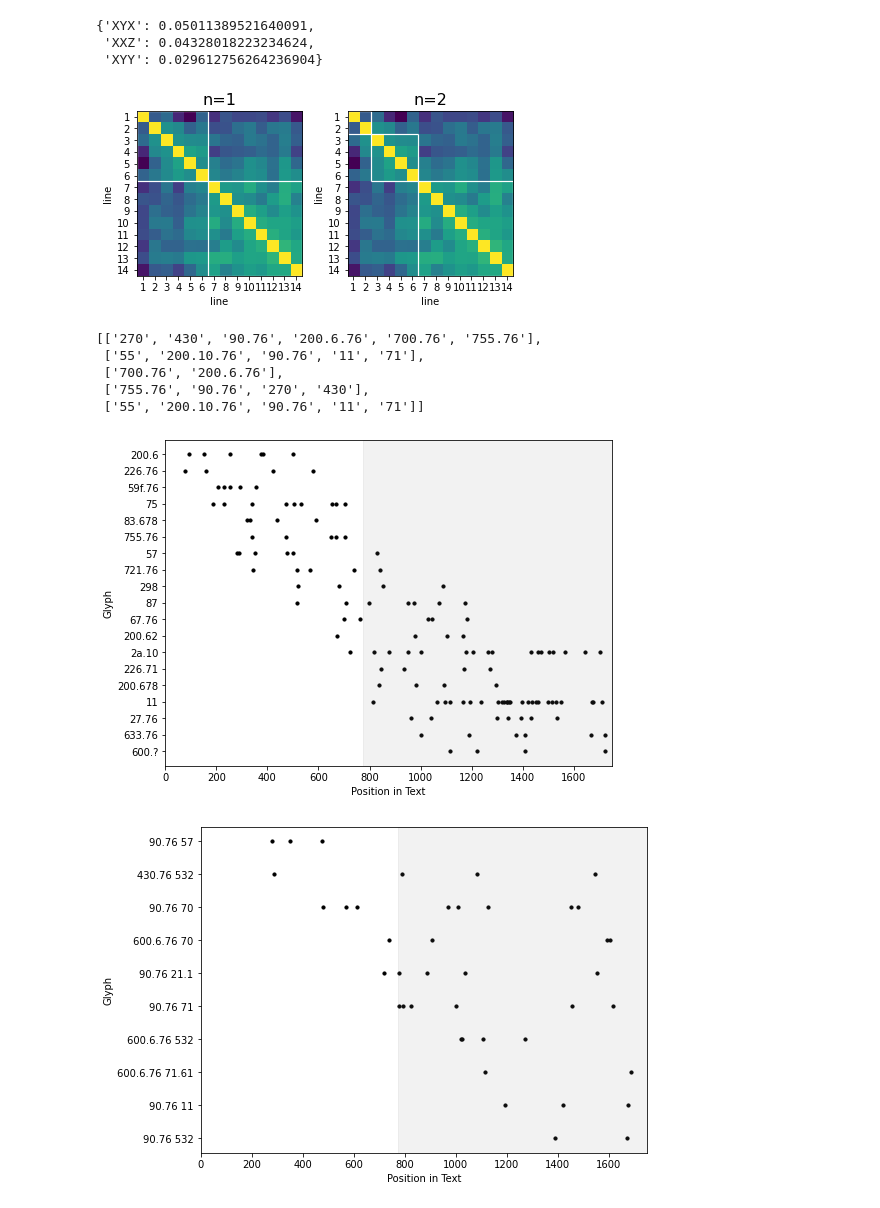
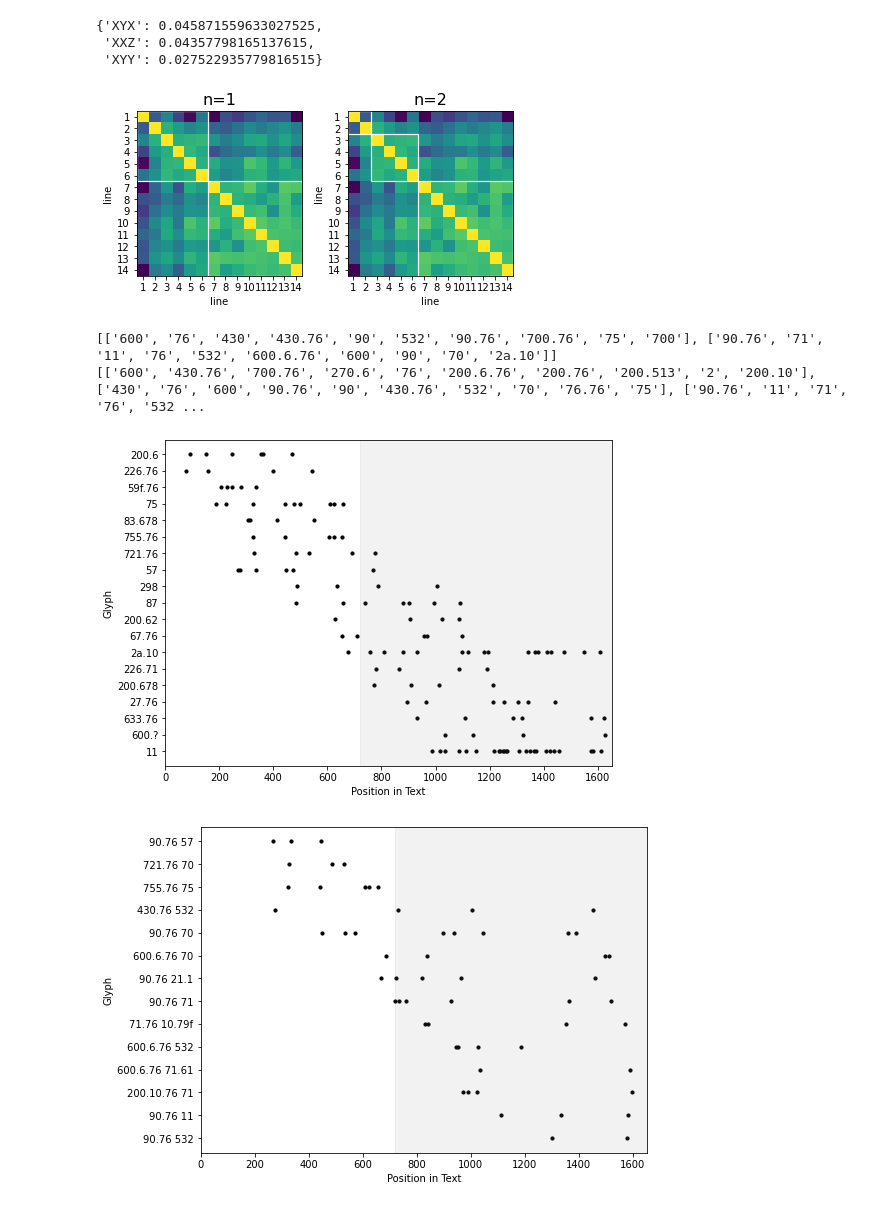
Before and after one commit to jgregoriods/santiago-staff, a Jupyter notebook: SantiagoStaff.ipynb, the cells around one changed output. Cells and saved outputs as stored; diff of their text form; code cells hidden in the pictures.

Commit message:
cleanup

```diff
--- a/SantiagoStaff.ipynb
+++ b/SantiagoStaff.ipynb
@@ -8,8 +8,8 @@ from nearest_neighbor import analyze_glyphs, glyph_bound
 from discourse import plot_discourse
 from search import search_glyphs
 # %%
-raw_data = load_file('data/I.csv')
-clean_data = clean_lines(raw_data)
-encoded_data = encode_lines(clean_data)
-_, sequences = split_sequences(encoded_data)
+raw_I_data = load_file('data/I.csv')
+clean_I_data = clean_lines(raw_I_data)
+encoded_I_data = encode_lines(clean_I_data)
+_, sequences_I = split_sequences(encoded_I_data)
 # %%
@@ -50,33 +85,35 @@ trigrams
 # %%
-_, percentages = get_similar_glyphs(sequences)
-percentages
+_, percentages_I = get_similar_glyphs(sequences_I)
+percentages_I
 # %% [output]
-{'XYX': 0.05011389521640091,
- 'XXZ': 0.04328018223234624,
- 'XYY': 0.029612756264236904}
+{'XYX': 0.045871559633027525,
+ 'XXZ': 0.04357798165137615,
+ 'XYY': 0.027522935779816515}
 # %%
-vectorized_text, vectorizer = vectorize(encoded_data)
+vectorized_text, _ = vectorize(encoded_I_data)
 bkpts = plot_breakpoints(vectorized_text, [1, 2])
 # %% [output]
-[figure, old version]
+[figure, new version]
-# %%
-glyphs = save_glyphs(vectorized_text, vectorizer, bkpts)
-glyphs
-# %% [output]
-[['270', '430', '90.76', '200.6.76', '700.76', '755.76'],
- ['55', '200.10.76', '90.76', '11', '71'],
- ['700.76', '200.6.76'],
- ['755.76', '90.76', '270', '430'],
- ['55', '200.10.76', '90.76', '11', '71']]
+# %%
+for bkpt in bkpts:
+    segmented_text = segment_text(encoded_I_data, bkpt)
+    distinctive_glyphs = get_distinctive_glyphs(segmented_text)
+    print(distinctive_glyphs)
+# %% [output]
+[['600', '76', '430', '430.76', '90', '532', '90.76', '700.76', '75', '700'], ['90.76', '71', '11', '76', '532', '600.6.76', '600', '90', '70', '2a.10']]
+[['600', '430.76', '700.76', '270.6', '76', '200.6.76', '200.76', '200.513', '2', '200.10'], ['430', '76', '600', '90.76', '90', '430.76', '532', '70', '76.76', '75'], ['90.76', '11', '71', '76', '532 ...
 # %%
-clustered_glyphs, _ = analyze_glyphs(encoded_data)
-plot_discourse(clustered_glyphs, encoded_data, bkpt=bkpts[0][0])
+clustered_glyphs, _ = analyze_glyphs(encoded_I_data)
+plot_discourse(clustered_glyphs, encoded_I_data, bkpt=bkpts[0][0])
 # %% [output]
-[figure, old version]
+[figure, new version]
 # %%
-trigrams_formatted = [[f'{trigram[0][0]}.76', trigram[0][2]] for trigram in trigrams]
+trigrams_formatted = [[f'{trigram[0][0]}.76', trigram[0][2]] for trigram in trigrams_I]
+for trigram in trigrams_I_frequency:
+    if [f'{trigram[0][0]}.76', trigram[0][2]] not in trigrams_formatted:
+        trigrams_formatted.append([f'{trigram[0][0]}.76', trigram[0][2]])
 trigrams_sorted = sorted(trigrams_formatted, key=lambda x: glyph_bound(x, encoded_data))
-plot_discourse(trigrams_sorted, encoded_data, bkpt=bkpts[0][0])
+plot_discourse(trigrams_sorted, encoded_I_data, bkpt=bkpts[0][0])
 # %% [output]
-[figure, old version]
+[figure, new version]
 # %%
```
Also changed, not shown: parts of 11 cells of this notebook, 25 other files.
